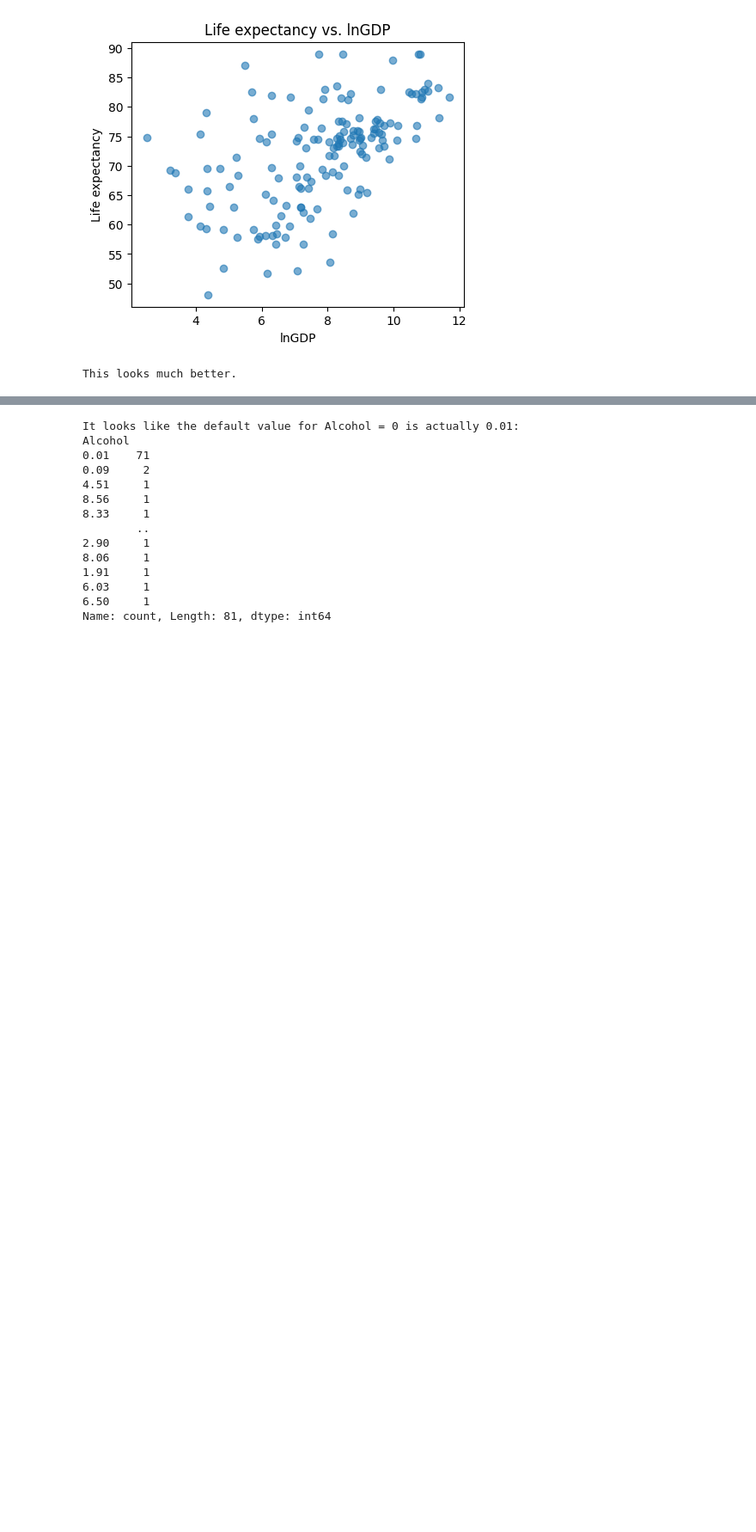
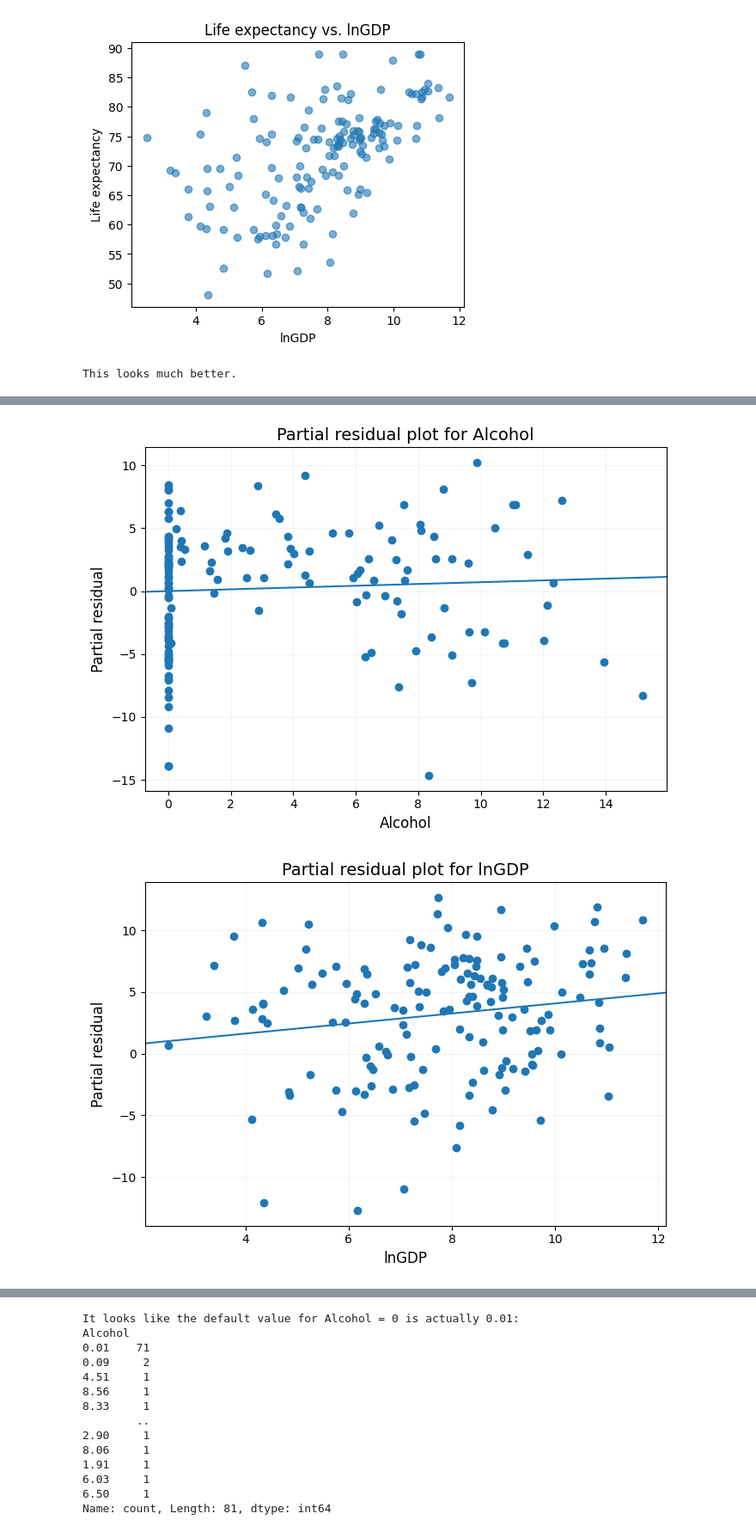
Before and after one commit to Nolan6Jensen/life-expectancy-modeling, a Jupyter notebook: analysis1.ipynb, the cells around one changed output, grey strips where cells are left out. Shown at 86% size. Drawn from its saved outputs; the diff is of its cells as text; code cells hidden in the pictures; blank space fills up the shorter version.

```diff
--- a/analysis1.ipynb
+++ b/analysis1.ipynb
@@ -224,3 +196,18 @@ OLS Regression Results
 | Kurtosis: | 3.131 | Cond. No. | 396. |
 Notes:
 [1] Standard Errors assume that the covariance matrix of the errors is correctly specified.
+# %%
+#Lets look at the partial residual plots to get a better idea of the effect of each predictor individually.
+
+for predictor in predictors[1:]:
+    fig, ax = plt.subplots(figsize=(7,5))
+    sm.graphics.plot_ccpr(model, predictor, ax=ax)
+    ax.set_title(f"Partial residual plot for {predictor}", fontsize=14)
+    ax.set_xlabel(predictor, fontsize=12)
+    ax.set_ylabel("Partial residual", fontsize=12)
+    ax.grid(alpha=0.15)
+    plt.tight_layout()
+    plt.show()
+# %% [output]
+[figure, added]
+[figure, added]
```
Also changed, not shown: parts of 8 cells of this notebook.
